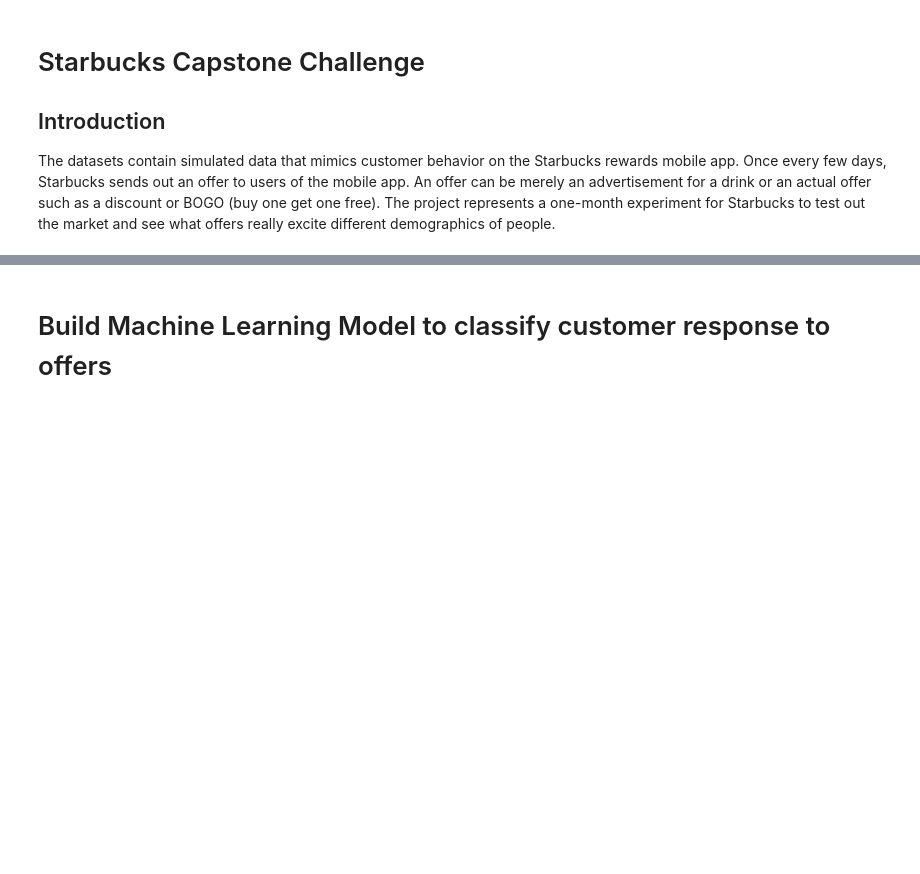
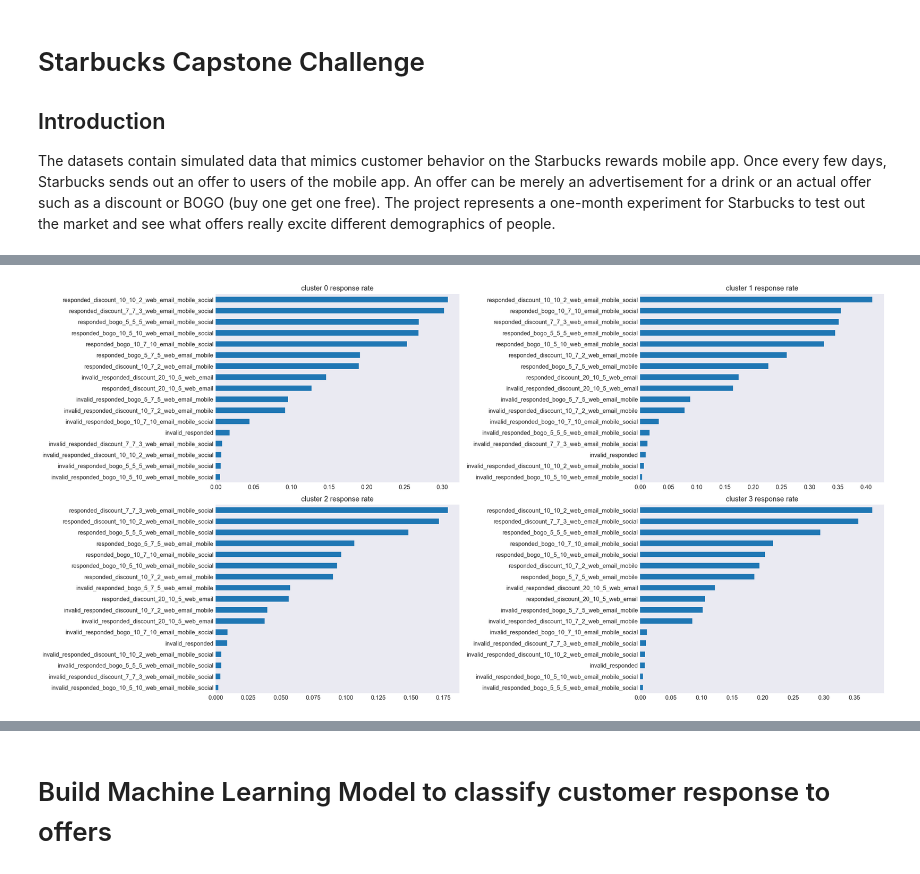
Before and after one commit to kevingao1136/Udacity_DataScience_Nanodegree, a Jupyter notebook: Starbucks_Capstone_Challenge/supervised_unsupervised_ML.ipynb, the cells around one changed output, grey strips where cells are left out. Drawn from its saved outputs; the diff is of its cells as text; code cells hidden in the pictures; blank space fills up the shorter version.

```diff
--- a/Starbucks_Capstone_Challenge/supervised_unsupervised_ML.ipynb
+++ b/Starbucks_Capstone_Challenge/supervised_unsupervised_ML.ipynb
@@ -168,0 +108,5 @@ for i, response in enumerate(offer_responses):
+# %%
+cluster_responses = customers.drop(['age','income','membership_years','became_member_on','id',
+                                   'gender','weekly_transactions','weekly_amount_spent','demographic'],axis=1)
+cluster_responses = cluster_responses.groupby('cluster').mean().T
+cluster_responses
@@ -168,0 +131,13 @@ for i, response in enumerate(offer_responses):
+# %%
+# Plot response rate by clusters to find the popular offer among clusters
+def plot_cluster_responses(cluster):
+    cluster_responses[cluster].sort_values(ascending=False)[1:].sort_values().plot(kind='barh')
+    plt.title(f'cluster {cluster} response rate')
+
+plt.figure(figsize=(20,10))
+for cluster in range(4):
+    plt.subplot(2,2,cluster+1)
+    plot_cluster_responses(cluster)
+plt.tight_layout()
+# %% [output]
+[figure, added]
```
Also changed, not shown: parts of 14 cells of this notebook, 3 other files.
